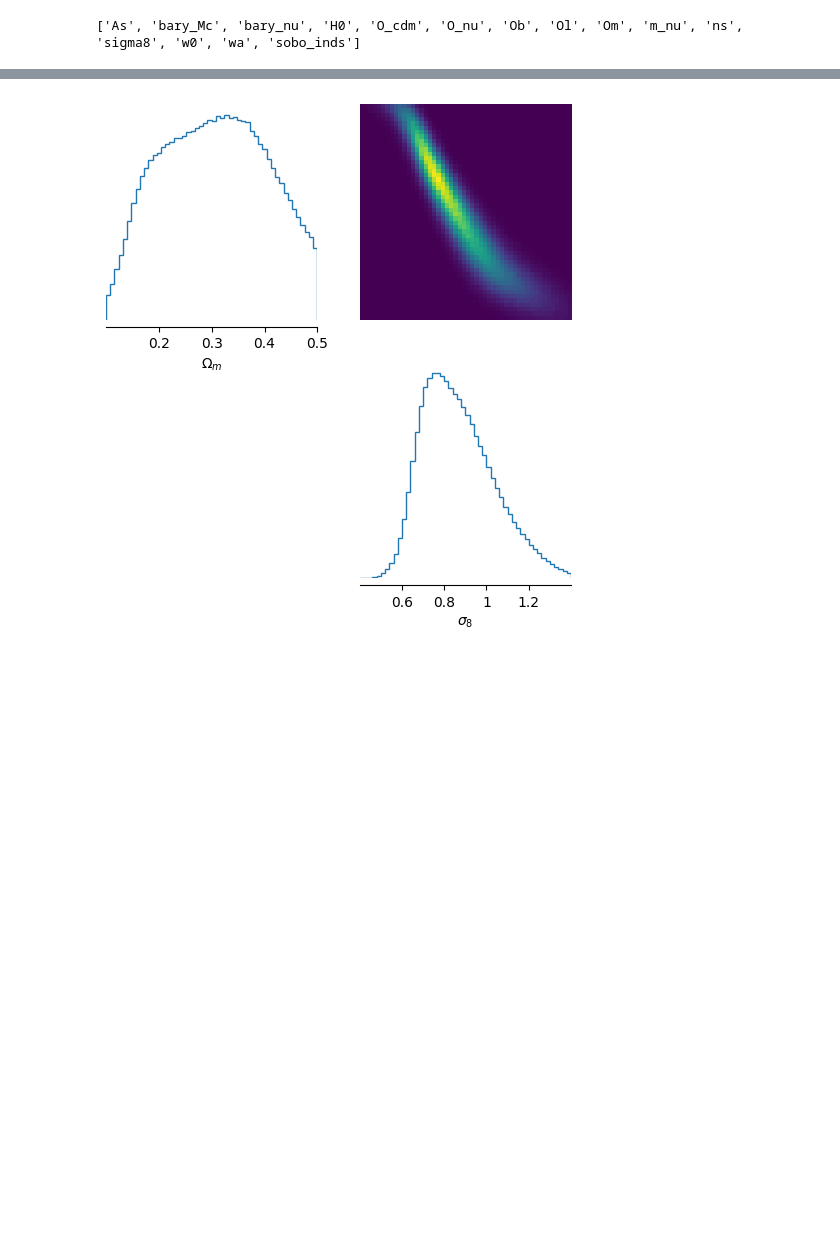
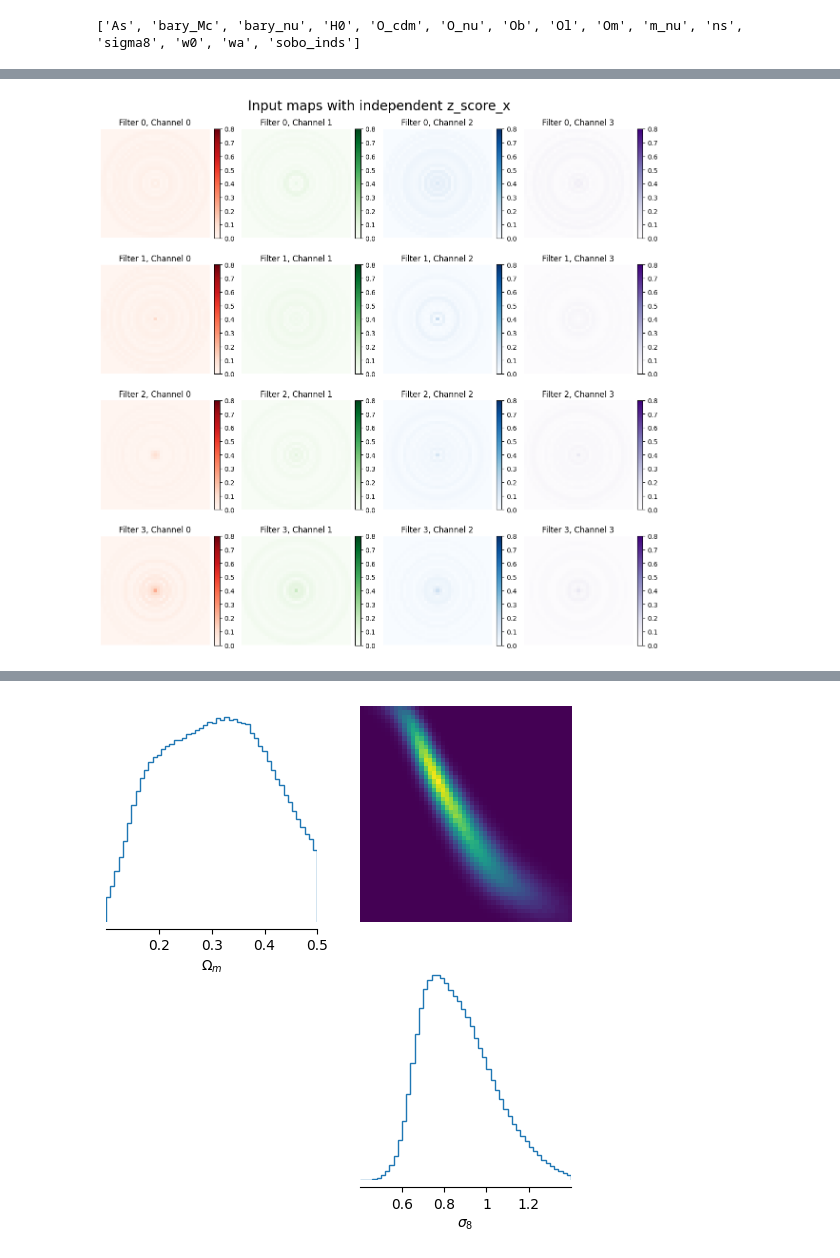
Before and after one commit to lgong6g/C3NN_inference, a Jupyter notebook: C3NN_Cosmogrid.ipynb, the cells around one changed output, grey strips where cells are left out. Drawn from its saved outputs; the diff is of its cells as text; code cells hidden in the pictures; blank space fills up the shorter version.

```diff
--- a/C3NN_Cosmogrid.ipynb
+++ b/C3NN_Cosmogrid.ipynb
@@ -185,7 +251,7 @@ in_channels = 4
 # The number of filters to learn in our model
 num_filts = 1
 # The spatial length of the filters
-filter_size = 35
+filter_size = 33
 # The highest order of correlation measured
 order = 2
 # Make our model -- for simplicity, let's train a two-filter model
@@ -238,0 +496,21 @@ with open('density_estimator_cosmogrid_1250_nodes_Om_sigma8_order4_filter1_size3
+# %%
+n_filters, n_channels, h, w = filters.shape
+
+# choose a colormap list for 4 channels
+cmaps = ['Reds', 'Greens', 'Blues', 'Purples']
+
+fig, axes = plt.subplots(n_filters, n_channels, figsize=(3*n_channels, 3*n_filters))
+
+for i in range(n_filters):
+    for j in range(n_channels):
+        ax = axes[i, j]
+        im = ax.imshow(filters[i, j], cmap=cmaps[j], vmin=0.0, vmax=0.8)
+        ax.set_title(f"Filter {i}, Channel {j}")
+        ax.axis("off")
+        fig.colorbar(im, ax=ax, fraction=0.046, pad=0.04)
+
+plt.suptitle('Input maps with independent z_score_x', fontsize=20)
+plt.tight_layout()
+plt.show()
+# %% [output]
+[figure, added]
```
Also changed, not shown: parts of 43 cells of this notebook, 5 other files.
